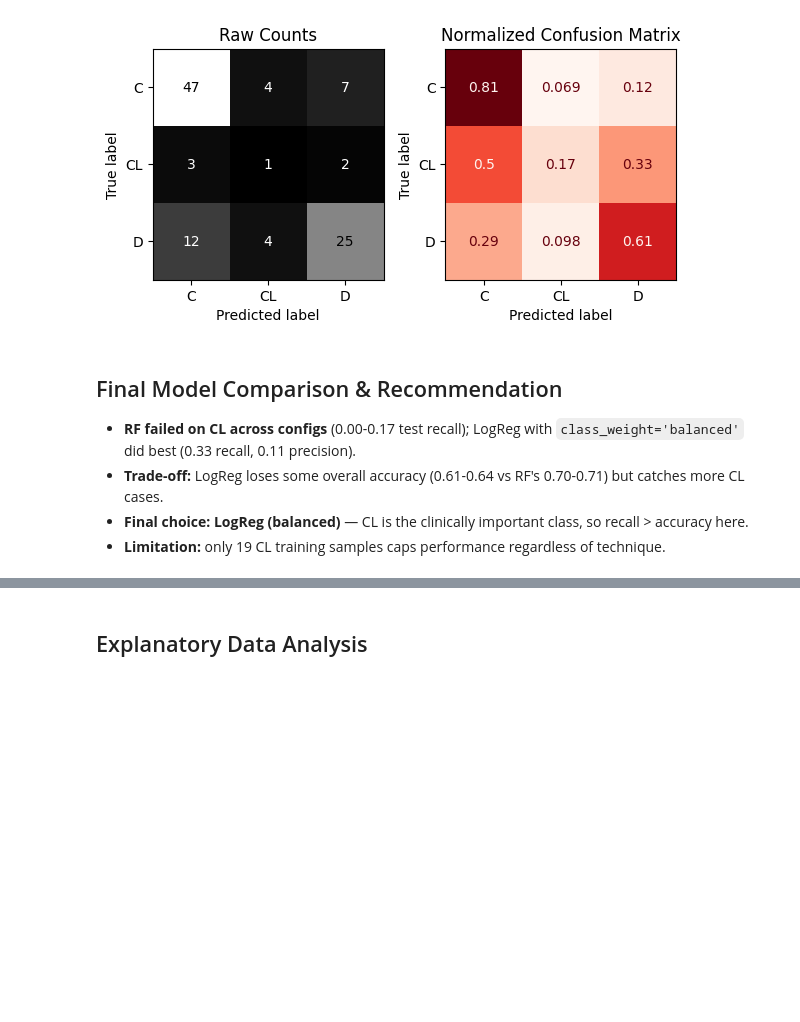
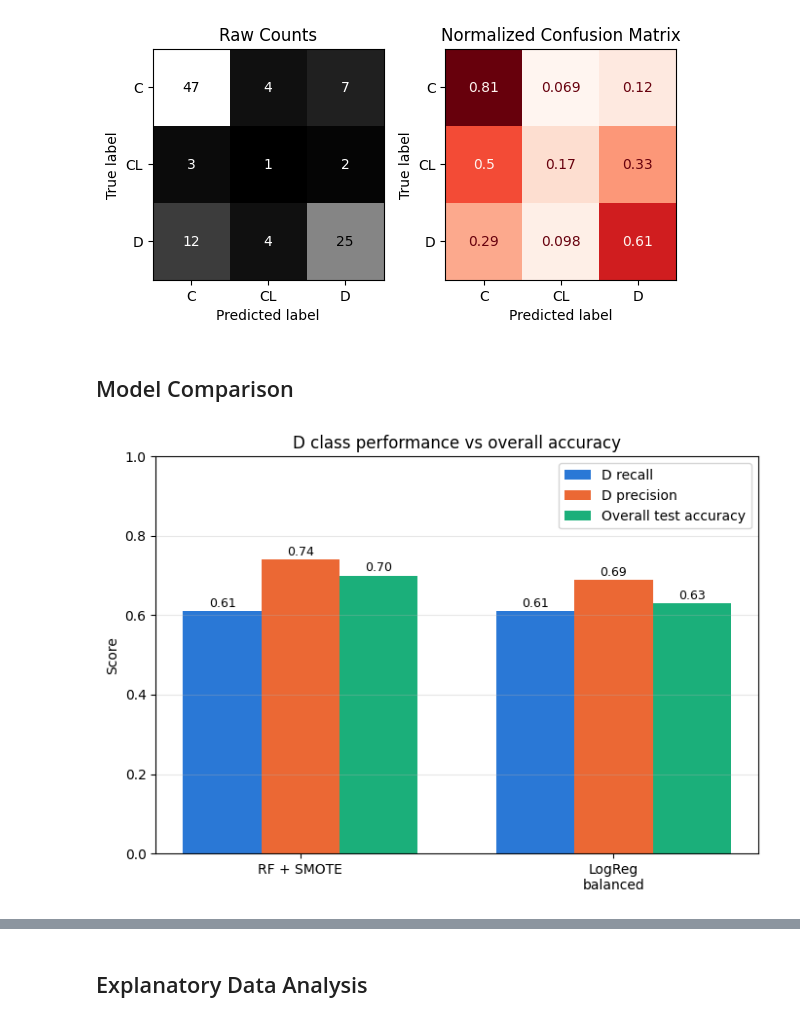
Before and after one commit to swirita/Cirrhosis-Prediction, a Jupyter notebook: Cirrhosis_Prediction.ipynb, the cells around one changed output, grey strips where cells are left out. Drawn from its saved outputs; the diff is of its cells as text; code cells hidden in the pictures; blank space fills up the shorter version.

```diff
--- a/Cirrhosis_Prediction.ipynb
+++ b/Cirrhosis_Prediction.ipynb
@@ -1215,10 +1215,41 @@ weighted avg       0.85      0.84      0.84       313
    macro avg       0.53      0.53      0.53       105
 weighted avg       0.71      0.70      0.70       105
 [figure]
-# %% [markdown]
-## Final Model Comparison & Recommendation
-
- - **RF failed on CL across configs** (0.00-0.17 test recall); LogReg with `class_weight='balanced'` did best (0.33 recall, 0.11 precision).
- - **Trade-off:** LogReg loses some overall accuracy (0.61-0.64 vs RF's 0.70-0.71) but catches more CL cases.
- - **Final choice: LogReg (balanced)** — CL is the clinically important class, so recall > accuracy here.
- - **Limitation:** only 19 CL training samples caps performance regardless of technique.
+# %% [markdown]
+## Model Comparison
+# %%
+models = ['RF + SMOTE', 'LogReg\nbalanced']
+d_recall = [0.61, 0.61]
+d_precision = [0.74, 0.69]
+overall_accuracy = [0.70, 0.63]
+
+x = np.arange(len(models))
+width = 0.25
+
+fig, ax = plt.subplots(figsize=(7, 5))
+
+bars1 = ax.bar(x - width, d_recall, width, label='D recall', color='#2a78d6')
+bars2 = ax.bar(x, d_precision, width, label='D precision', color='#eb6834')
+bars3 = ax.bar(x + width, overall_accuracy, width, label='Overall test accuracy', color='#1baf7a')
+
+ax.set_ylabel('Score')
+ax.set_title('D class performance vs overall accuracy')
+ax.set_xticks(x)
+ax.set_xticklabels(models)
+ax.set_ylim(0, 1)
+ax.legend(loc='upper right')
+ax.grid(axis='y', alpha=0.3)
+
+for bars in [bars1, bars2, bars3]:
+    for bar in bars:
+        height = bar.get_height()
+        ax.annotate(f'{height:.2f}',
+                    xy=(bar.get_x() + bar.get_width() / 2, height),
+                    xytext=(0, 3),
+                    textcoords="offset points",
+                    ha='center', fontsize=9)
+
+plt.tight_layout()
+plt.show()
+# %% [output]
+[figure, added]
```
Also changed, not shown: parts of 3 cells of this notebook.
